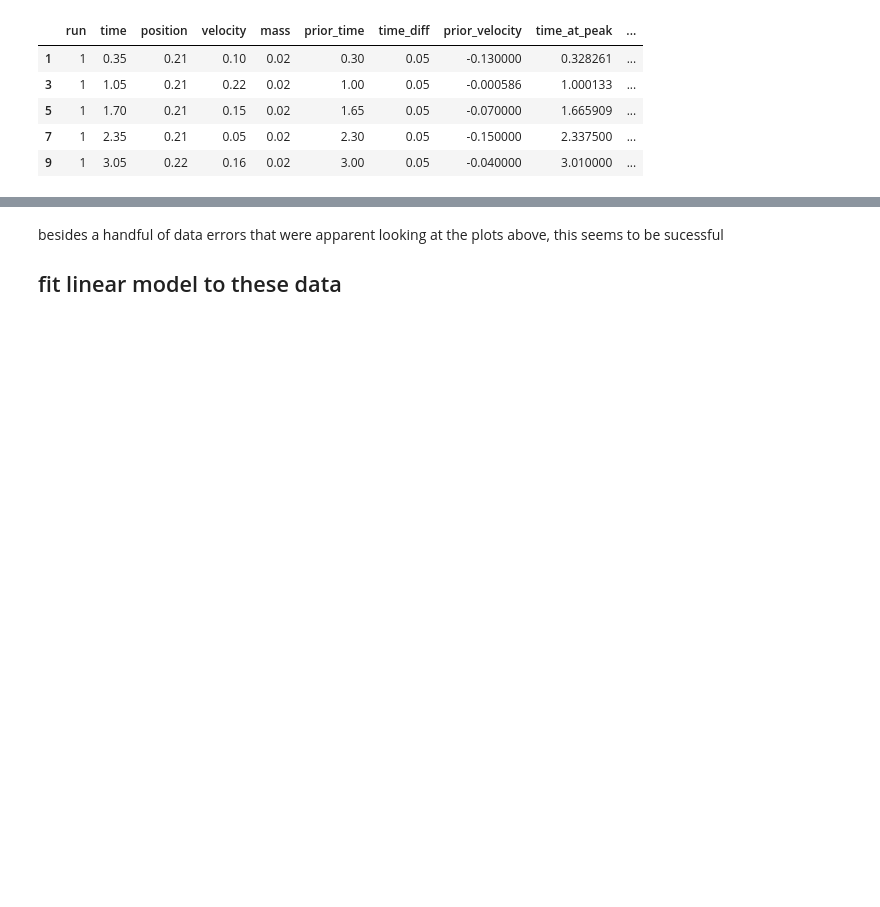
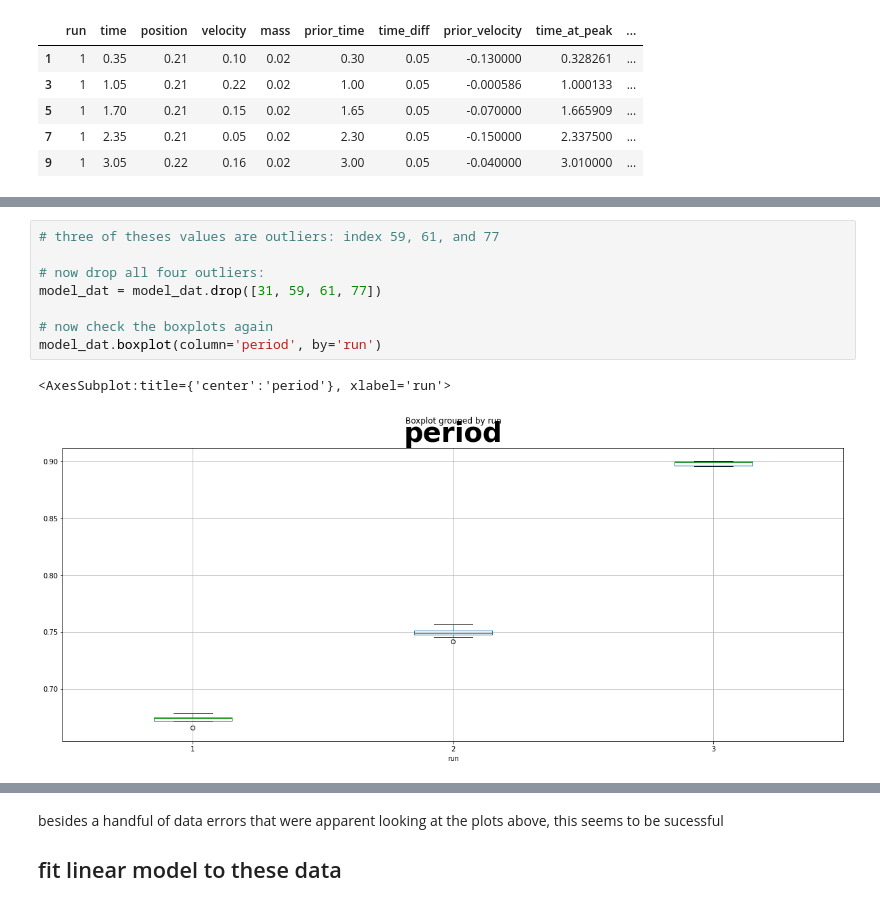
Before and after one commit to aaweaver-actuary/physics, a Jupyter notebook: S02 - Spring 2023/Labs/lab4.ipynb, the cells around one changed output, grey strips where cells are left out. Saved outputs shown, nothing was run; the diff lists cells and outputs as text; blank space fills up the shorter version.

```diff
--- a/S02 - Spring 2023/Labs/lab4.ipynb
+++ b/S02 - Spring 2023/Labs/lab4.ipynb
@@ -199,0 +243,11 @@ plt.show()
+# %%
+# three of theses values are outliers: index 59, 61, and 77
+
+# now drop all four outliers:
+model_dat = model_dat.drop([31, 59, 61, 77])
+
+# now check the boxplots again
+model_dat.boxplot(column='period', by='run')
+# %% [output]
+<AxesSubplot:title={'center':'period'}, xlabel='run'>
+[figure, added]
```
Also changed, not shown: parts of 20 cells of this notebook.
